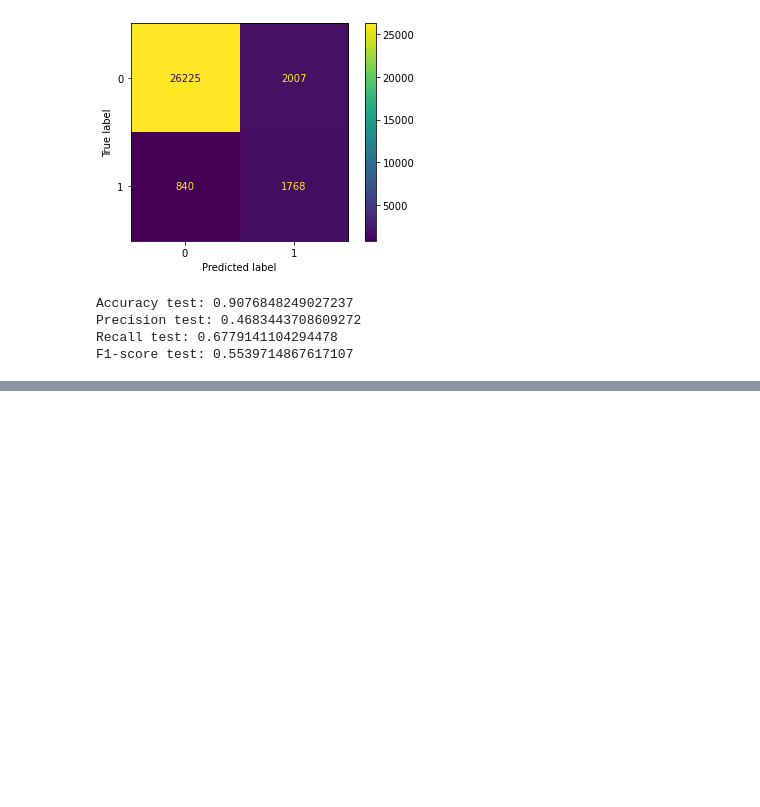
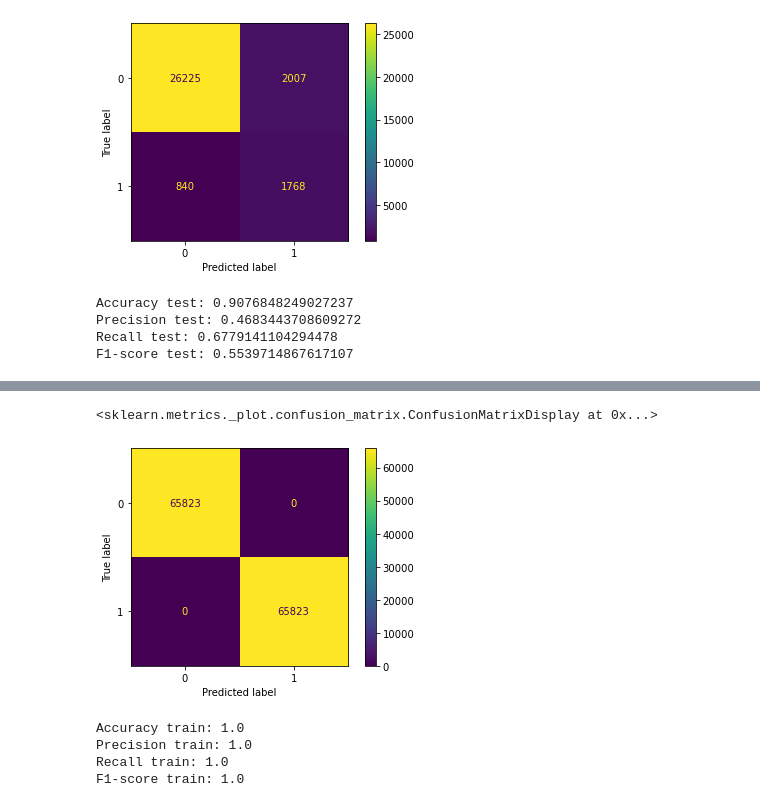
Before and after one commit to alejo963/Proyecto_Integrador, a Jupyter notebook: Data_Prep.ipynb, the cells around one changed output, grey strips where cells are left out. Saved outputs shown, nothing was run; the diff lists cells and outputs as text; code cells hidden in the pictures; blank space fills up the shorter version.

```diff
--- a/Data_Prep.ipynb
+++ b/Data_Prep.ipynb
@@ -858,0 +882,5 @@ array([[26225,  2007],
+# %%
+knn_pca = KNeighborsClassifier(n_jobs=10)
+parameters = {'n_neighbors': range(1, 8)}
+knn_pca_clf = GridSearchCV(knn_pca, parameters, scoring='recall')
+knn_pca_fit = knn_pca_clf.fit(X_pca_res, y_pca_res)
@@ -858,0 +892,17 @@ array([[26225,  2007],
+# %%
+y_pred_train = knn_pca_fit.predict(X_pca_res)
+# %%
+ConfusionMatrixDisplay(confusion_matrix(y_pca_res, y_pred_train)).plot()
+# %% [output]
+<sklearn.metrics._plot.confusion_matrix.ConfusionMatrixDisplay at 0x...>
+[figure, added]
+# %%
+print(f'Accuracy train: {accuracy_score(y_pca_res, y_pred_train)}')
+print(f'Precision train: {precision_score(y_pca_res, y_pred_train)}')
+print(f'Recall train: {recall_score(y_pca_res, y_pred_train)}')
+print(f'F1-score train: {f1_score(y_pca_res, y_pred_train)}')
+# %% [output]
+Accuracy train: 1.0
+Precision train: 1.0
+Recall train: 1.0
+F1-score train: 1.0
```
Also changed, not shown: parts of 41 cells of this notebook, 3 other files.
